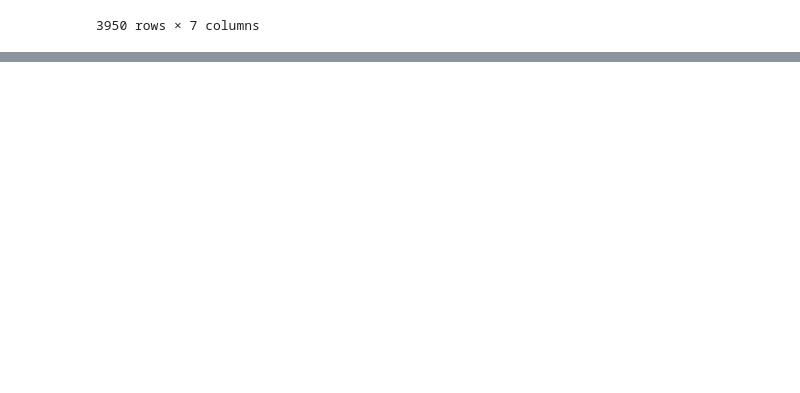
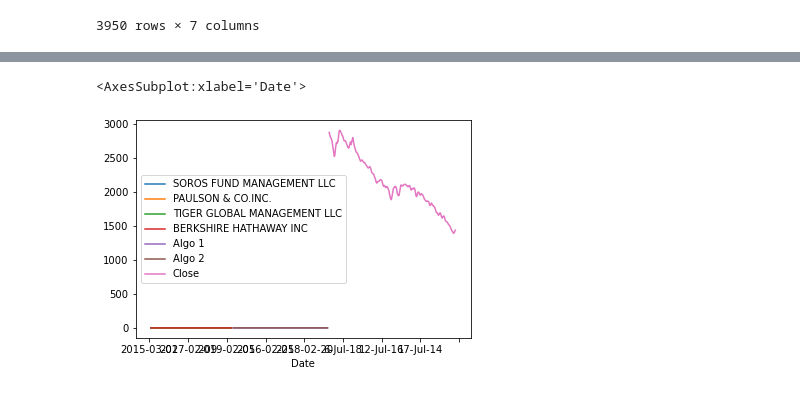
Before and after one commit to withnomatter/Pie-bank, a Jupyter notebook: Untitled.ipynb, the cells around one changed output, grey strips where cells are left out. Cells and saved outputs as stored; diff of their text form; code cells hidden in the pictures; blank space fills up the shorter version.

```diff
--- a/Untitled.ipynb
+++ b/Untitled.ipynb
@@ -152,0 +192,3 @@ AttributeError: 'function' object has no attribute 'bar'
+# %%
+stocks = combined_data.rolling(window=21).mean()
+stocks
@@ -152,0 +210,5 @@ AttributeError: 'function' object has no attribute 'bar'
+# %%
+stocks.plot()
+# %% [output]
+<AxesSubplot:xlabel='Date'>
+[figure, added]
```
Also changed, not shown: parts of 10 cells of this notebook.
